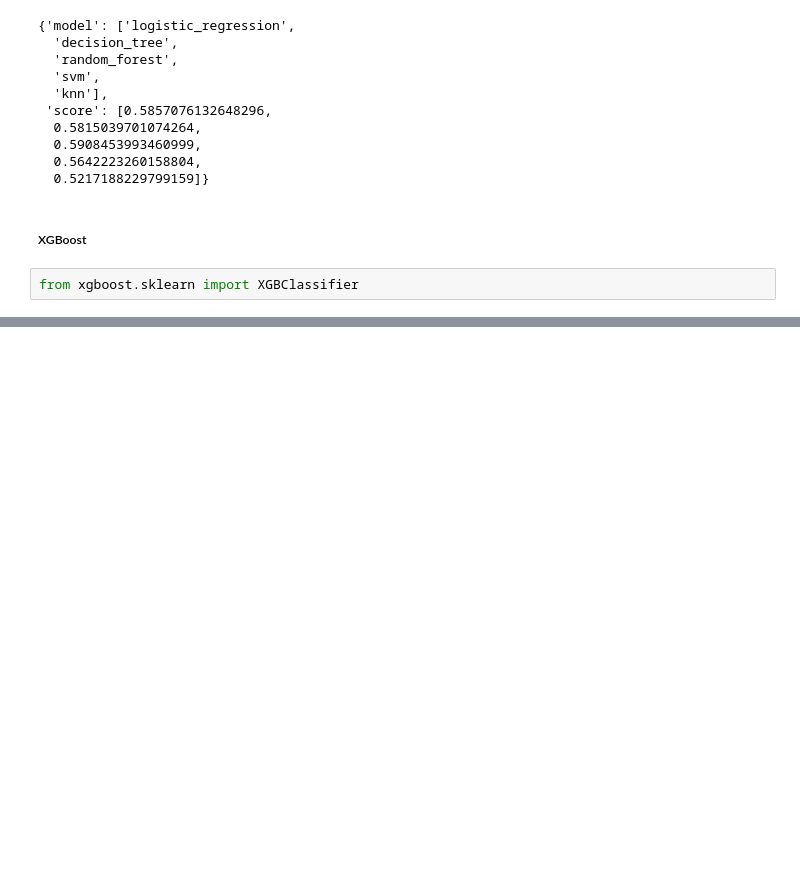
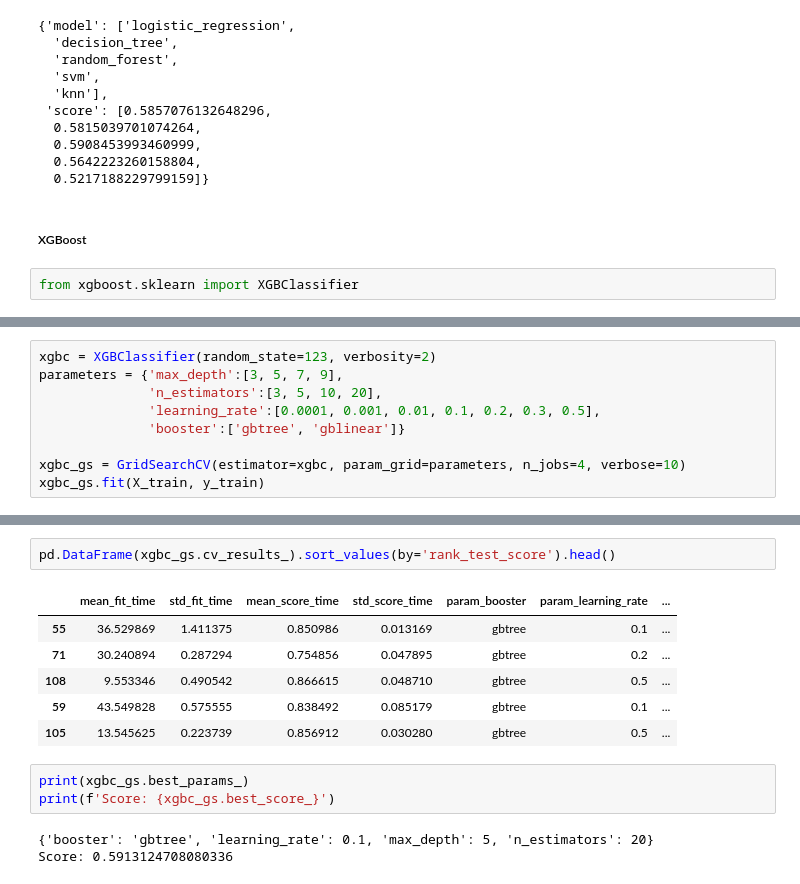
Before and after one commit to matthewzapata/twitter-trigger-warnings, a Jupyter notebook: trigger_warnings.ipynb, the cells around one changed output, grey strips where cells are left out. Cells and saved outputs as stored; diff of their text form; blank space fills up the shorter version.

Commit message:
Determine XGBoost is the best performing.

```diff
--- a/trigger_warnings.ipynb
+++ b/trigger_warnings.ipynb
@@ -1454,0 +1453,9 @@ XGBClassifier()
+# %%
+xgbc = XGBClassifier(random_state=123, verbosity=2)
+parameters = {'max_depth':[3, 5, 7, 9],
+              'n_estimators':[3, 5, 10, 20],
+              'learning_rate':[0.0001, 0.001, 0.01, 0.1, 0.2, 0.3, 0.5],
+              'booster':['gbtree', 'gblinear']}
+
+xgbc_gs = GridSearchCV(estimator=xgbc, param_grid=parameters, n_jobs=4, verbose=10)
+xgbc_gs.fit(X_train, y_train)
@@ -1454,0 +1514,15 @@ XGBClassifier()
+# %%
+pd.DataFrame(xgbc_gs.cv_results_).sort_values(by='rank_test_score').head()
+# %% [output]
+|  | mean_fit_time | std_fit_time | mean_score_time | std_score_time | param_booster | param_learning_rate | ... |
+| 55 | 36.529869 | 1.411375 | 0.850986 | 0.013169 | gbtree | 0.1 | ... |
+| 71 | 30.240894 | 0.287294 | 0.754856 | 0.047895 | gbtree | 0.2 | ... |
+| 108 | 9.553346 | 0.490542 | 0.866615 | 0.048710 | gbtree | 0.5 | ... |
+| 59 | 43.549828 | 0.575555 | 0.838492 | 0.085179 | gbtree | 0.1 | ... |
+| 105 | 13.545625 | 0.223739 | 0.856912 | 0.030280 | gbtree | 0.5 | ... |
+# %%
+print(xgbc_gs.best_params_)
+print(f'Score: {xgbc_gs.best_score_}')
+# %% [output]
+{'booster': 'gbtree', 'learning_rate': 0.1, 'max_depth': 5, 'n_estimators': 20}
+Score: 0.5913124708080336
```
Also changed, not shown: parts of 7 cells of this notebook.
